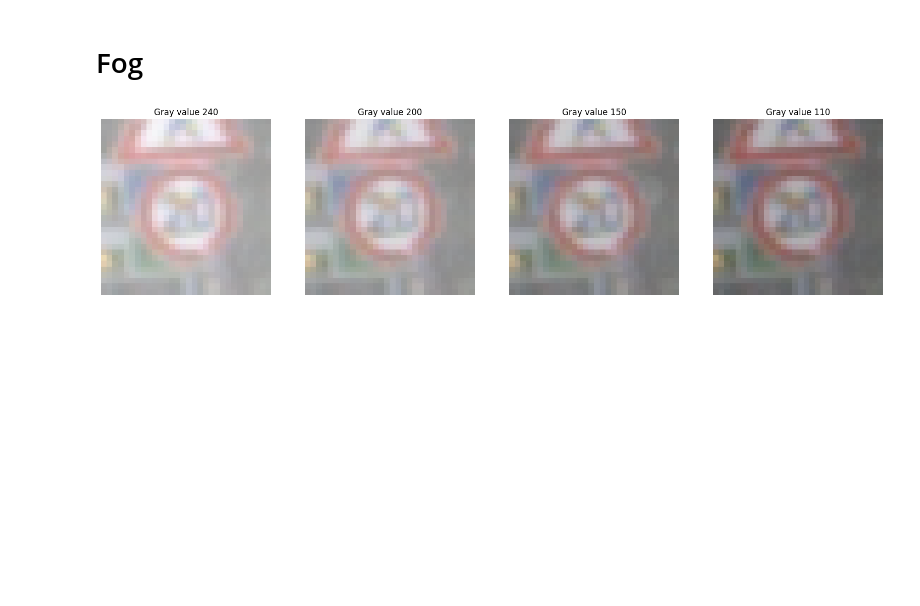
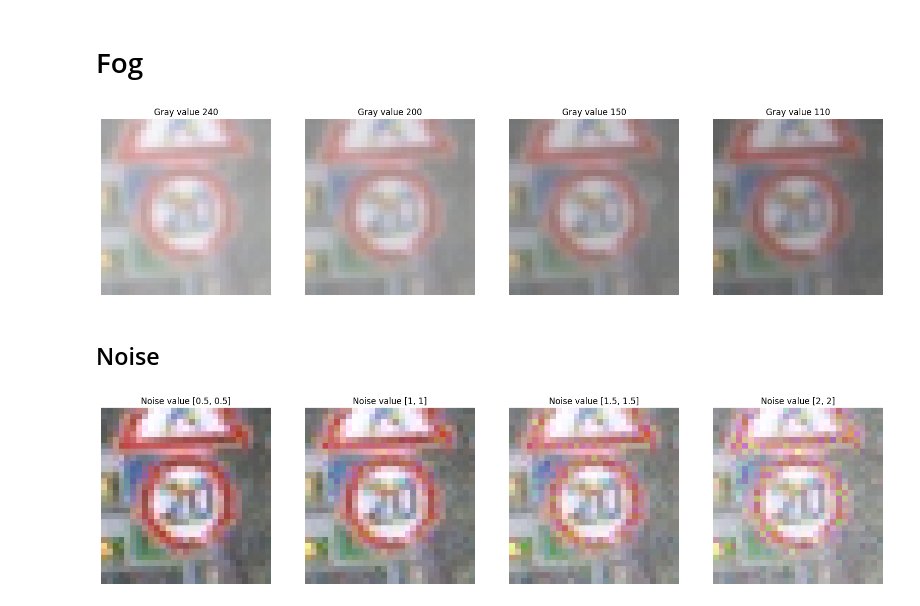
Before and after one commit to ToldoDM/Traffic-Sign-Recognition, a Jupyter notebook: data_augmentation.ipynb, the cells around one changed output. Drawn from its saved outputs; the diff is of its cells as text; code cells hidden in the pictures; blank space fills up the shorter version.

```diff
--- a/data_augmentation.ipynb
+++ b/data_augmentation.ipynb
@@ -80,7 +80,8 @@ for brightness_coefficient in brightness_coefficients:
                     A.RandomRain(brightness_coefficient=brightness_coefficient,
                                  drop_width=drop_width, blur_value=blur_value,
                                  p=1, rain_type=rain_type),
-                    A.SmallestMaxSize(p=1.0, max_size=np.max([np.shape(sign_image)[0], np.shape(sign_image)[1]]), interpolation=1)
+                    A.SmallestMaxSize(p=1.0, max_size=np.max([np.shape(sign_image)[0], np.shape(sign_image)[1]]),
+                                      interpolation=1)
                 ])
                 transformed = transform_image(image=original_image)
                 transformed_images.append(
@@ -253,7 +254,7 @@ plt.show()
 transformed_images = []
 
 # List of parameters
-iterations = [1,2,3,4]
+iterations = [1, 2, 3, 4]
 
 # Original image
 original_image = sign_image
@@ -261,11 +262,11 @@ original_image = sign_image
 # Apply transformations for each combination of parameters
 for i in iterations:
     transform_image = A.Compose([
-    A.Perspective(p=1.0, scale=(0.15, 0.2), keep_size=True, pad_mode=1, mask_pad_val=0, fit_output=False, interpolation=1)
+        A.Perspective(p=1.0, scale=(0.15, 0.2), keep_size=True, pad_mode=1, mask_pad_val=0, fit_output=False,
+                      interpolation=1)
     ])
     transformed = transform_image(image=original_image)
     transformed_images.append((transformed['image'], i))
-
 
 # Display all transformed images
 plt.figure(figsize=(20, 5))
@@ -358,3 +358,35 @@ for i, (image, gv) in enumerate(transformed_images):
 plt.show()
 # %% [output]
 [figure]
+# %% [markdown]
+## Noise
+# %%
+# List of grays intensity
+noise_values = [[0.5, 0.5], [1, 1], [1.5, 1.5], [2, 2]]
+
+# List to store transformed images
+transformed_images = []
+
+# Original image
+original_image = sign_image
+
+for noise_value in noise_values:
+    # Apply transformations for each combination of parameters
+    transform_image = A.Compose([
+        A.ISONoise(intensity=noise_value, p=1)
+    ])
+    transformed = transform_image(image=original_image)
+    transformed_images.append((transformed['image'], noise_value))
+
+# Display all transformed images
+plt.figure(figsize=(20, 5))
+num_images = len(transformed_images)
+for i, (image, nv) in enumerate(transformed_images):
+    plt.subplot(1, 4, i + 1)
+    plt.imshow(image)
+    plt.title(f"Noise value {nv}")
+    plt.axis('off')
+
+plt.show()
+# %% [output]
+[figure, added]
```
Also changed, not shown: parts of 11 cells of this notebook, 2 other files.
